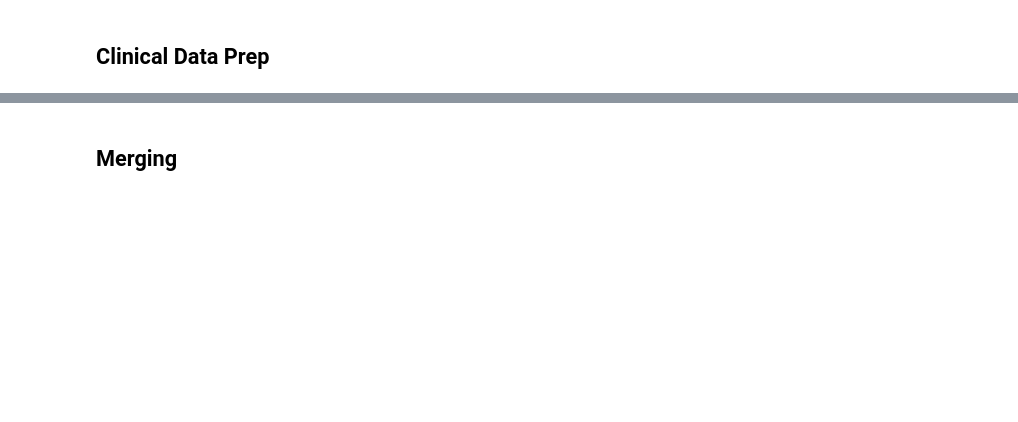
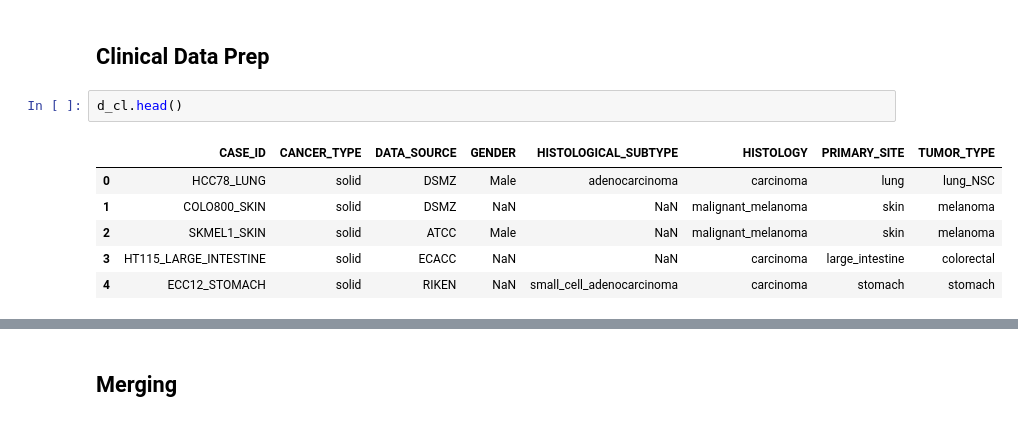
Before and after one commit to eric-czech/musc_genomics, a Jupyter notebook: src/python/notebook/prep/cgds_data_prep.ipynb, the cells around one changed output, grey strips where cells are left out. Saved outputs shown, nothing was run; the diff lists cells and outputs as text; blank space fills up the shorter version.

```diff
--- a/src/python/notebook/prep/cgds_data_prep.ipynb
+++ b/src/python/notebook/prep/cgds_data_prep.ipynb
@@ -147,4 +147,13 @@ d_mu_mm.iloc[:5, :10]
 | 42MGBA_CENTRAL_NERVOUS_SYSTEM | NaN | NaN | NaN | NaN | NaN | NaN | ... |
 # %% [markdown]
 ## Clinical Data Prep
+# %%
+d_cl.head()
+# %% [output]
+|  | CASE_ID | CANCER_TYPE | DATA_SOURCE | GENDER | HISTOLOGICAL_SUBTYPE | HISTOLOGY | PRIMARY_SITE | TUMOR_TYPE |
+| 0 | HCC78_LUNG | solid | DSMZ | Male | adenocarcinoma | carcinoma | lung | lung_NSC |
+| 1 | COLO800_SKIN | solid | DSMZ | NaN | NaN | malignant_melanoma | skin | melanoma |
+| 2 | SKMEL1_SKIN | solid | ATCC | Male | NaN | malignant_melanoma | skin | melanoma |
+| 3 | HT115_LARGE_INTESTINE | solid | ECACC | NaN | NaN | carcinoma | large_intestine | colorectal |
+| 4 | ECC12_STOMACH | solid | RIKEN | NaN | small_cell_adenocarcinoma | carcinoma | stomach | stomach |
 # %%
```
Also changed, not shown: parts of 17 cells of this notebook, 12 other files.
